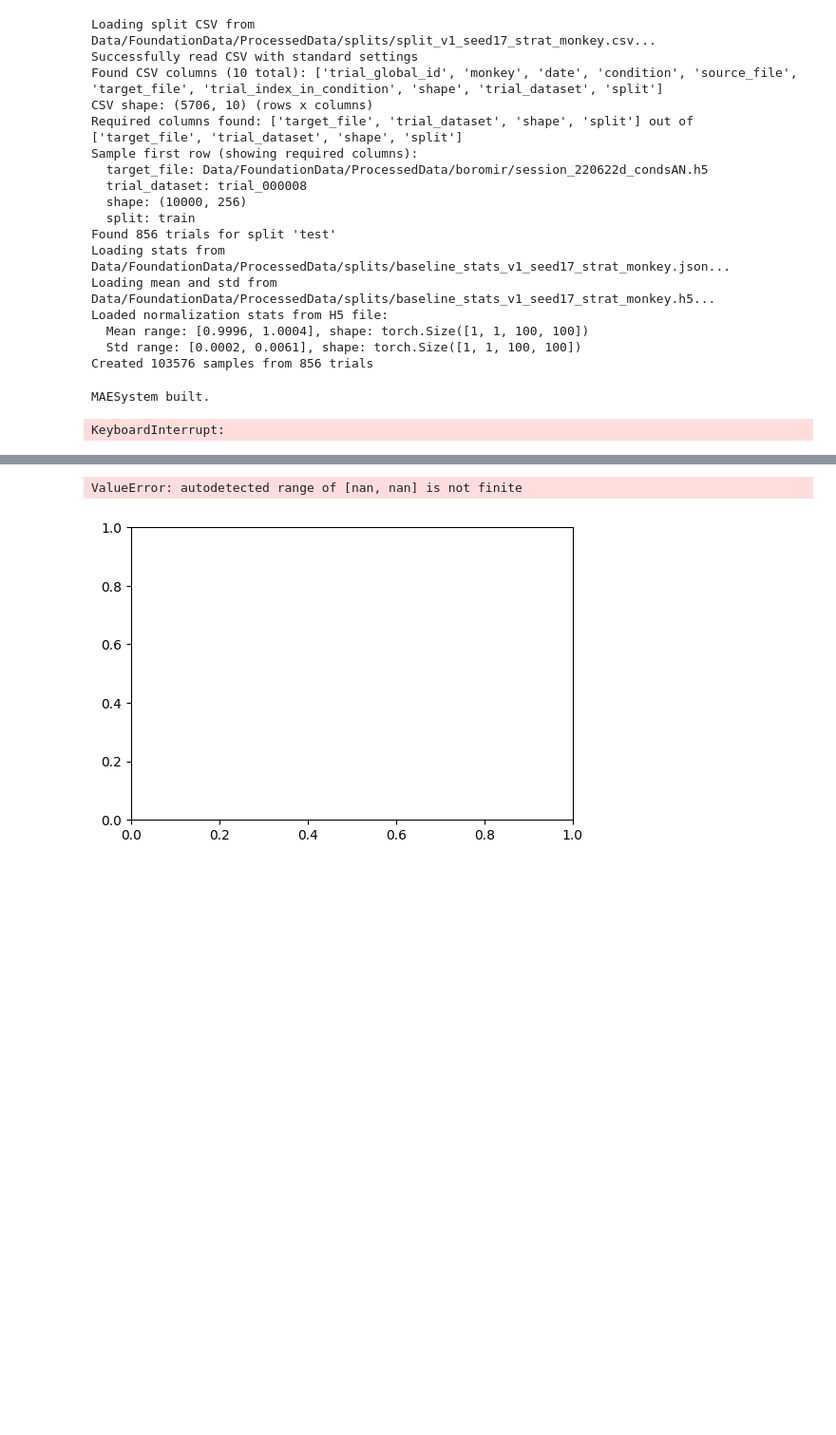
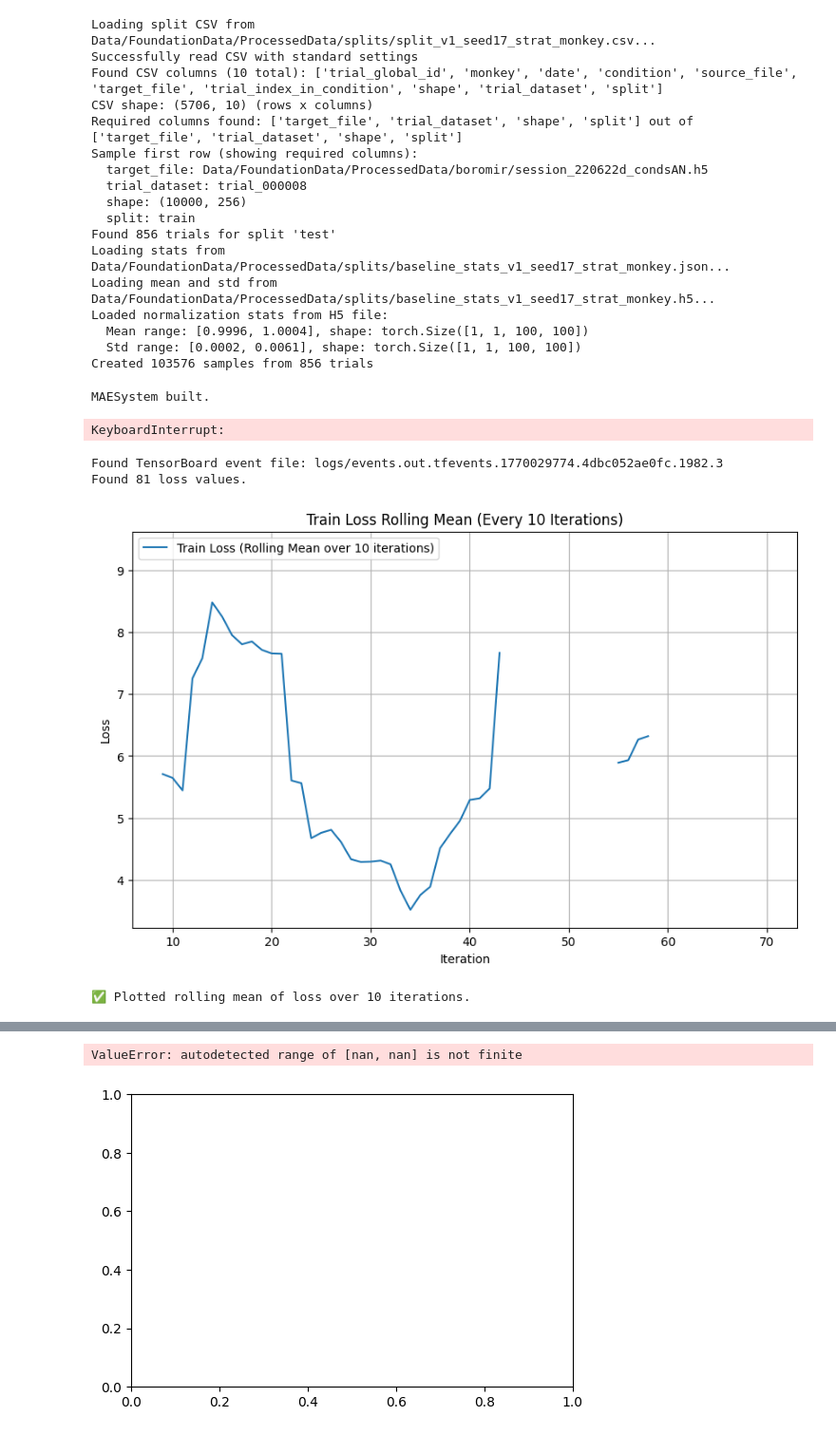
Before and after one commit to ossnat/VSD_foundation_model, a Jupyter notebook: scripts/VideoMAE_2D_Training_Notebook.ipynb, the cells around one changed output, grey strips where cells are left out. Shown at 95% size. Saved outputs shown, nothing was run; the diff lists cells and outputs as text; code cells hidden in the pictures; blank space fills up the shorter version.

```diff
--- a/scripts/VideoMAE_2D_Training_Notebook.ipynb
+++ b/scripts/VideoMAE_2D_Training_Notebook.ipynb
@@ -137,3 +146,81 @@ trainer = Trainer(model=model, logger=logger, cfg=model_cfg, device=device)
 trainer.fit(train_loader, val_loader)
 # %% [output]
 KeyboardInterrupt:
+# %%
+import os
+import matplotlib.pyplot as plt
+import numpy as np
+from tensorboard.backend.event_processing.event_accumulator import EventAccumulator
+
+# Define the log directory (matching the one used by TBLogger)
+log_dir = "logs"
+
+# Find the latest event file in the log directory
+event_file = None
+for root, dirs, files in os.walk(log_dir):
+    for f in files:
+        if "events.out.tfevents" in f:
+            event_file = os.path.join(root, f)
+            break
+    if event_file:
+        break
+
+if event_file:
+    print(f"Found TensorBoard event file: {event_file}")
+    # Initialize EventAccumulator to read logs
+    event_acc = EventAccumulator(event_file)
+    event_acc.Reload()
+
+    # Get scalar data for 'train/loss'
+    if 'train/loss' in event_acc.Tags()['scalars']:
+        loss_events = event_acc.Scalars('train/loss')
+        losses = [event.value for event in loss_events]
+        steps = [event.step for event in loss_events]
+
+        if len(losses) > 0:
+            print(f"Found {len(losses)} loss values.")
+
+            # Calculate rolling mean for every 10 iterations
+            window_size = 10
+            if len(losses) >= window_size:
+                rolling_means = []
+                rolling_steps = []
+                for i in range(len(losses) - window_size + 1):
+                    rolling_means.append(np.mean(losses[i : i + window_size]))
+                    # Use the last step of the window for plotting
+                    rolling_steps.append(steps[i + window_size - 1])
+
+                # Plotting the rolling mean
+                plt.figure(figsize=(10, 6))
+                plt.plot(rolling_steps, rolling_means, label=f'Train Loss (Rolling Mean over {window_size} iterations)')
+                plt.xlabel('Iteration')
+                plt.ylabel('Loss')
+                plt.title(f'Train Loss Rolling Mean (Every {window_size} Iterations)')
+                plt.legend()
+                plt.grid(True)
+                plt.show()
+                print(f"✅ Plotted rolling mean of loss over {window_size} iterations.")
+            else:
+                print(f"Not enough loss data ({len(losses)} points) to calculate rolling mean over {window_size} iterations. Plotting raw loss instead.")
+                # Plot raw loss if not enough for rolling mean
+                plt.figure(figsize=(10, 6))
+                plt.plot(steps, losses, label='Train Loss (Raw)')
+                plt.xlabel('Iteration')
+                plt.ylabel('Loss')
+                plt.title('Train Loss (Raw values)')
+                plt.legend()
+                plt.grid(True)
+                plt.show()
+                print("✅ Plotted raw loss values.")
+        else:
+            print("No 'train/loss' scalar data found in event file.")
+    else:
+        print("No 'train/loss' scalar tag found in event file.")
+        print(f"Available scalar tags: {event_acc.Tags()['scalars']}")
+else:
+    print(f"No TensorBoard event files found in '{log_dir}'. Training might not have generated logs yet or was interrupted too early.")
+# %% [output]
+Found TensorBoard event file: logs/events.out.tfevents.1770029774.4dbc052ae0fc.1982.3
+Found 81 loss values.
+[figure, added]
+✅ Plotted rolling mean of loss over 10 iterations.
```
Also changed, not shown: parts of 6 cells of this notebook.
